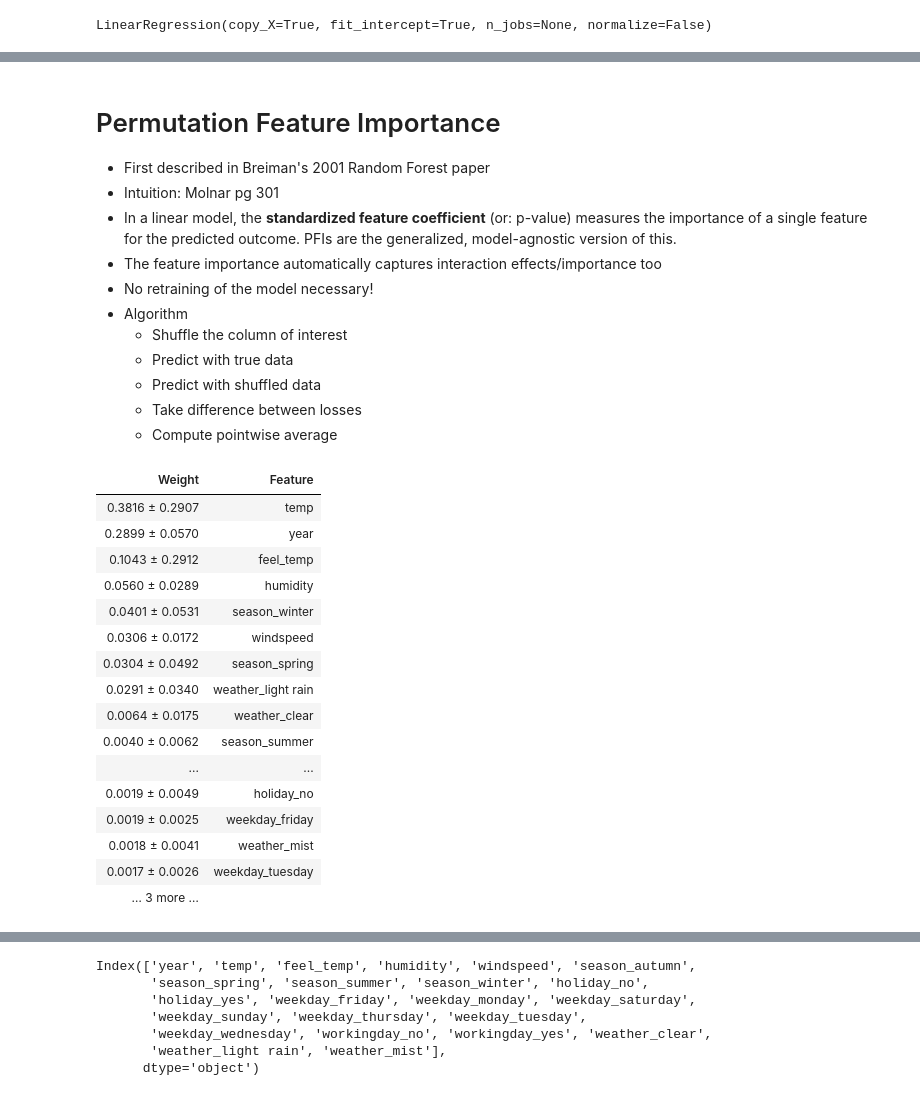
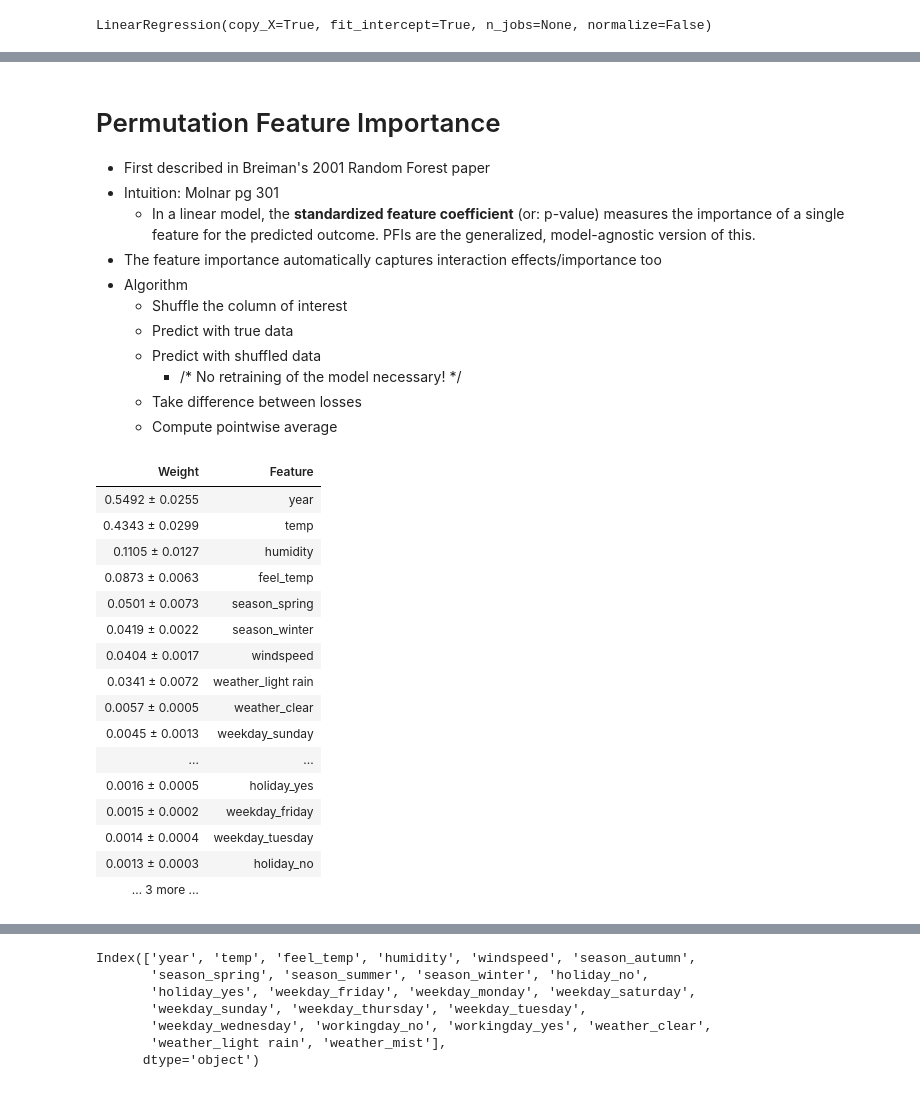
Before and after one commit to AlexEngelhardt/talk-iml, a Jupyter notebook: talk.ipynb, the cells around one changed output, grey strips where cells are left out. Drawn from its saved outputs; the diff is of its cells as text; code cells hidden in the pictures.

```diff
--- a/talk.ipynb
+++ b/talk.ipynb
@@ -202,13 +203,13 @@ Source: Molnar 2019
 
 - First described in Breiman's 2001 Random Forest paper
 - Intuition: Molnar pg 301
-- In a linear model, the **standardized feature coefficient** (or: p-value) measures the importance of a single feature for the predicted outcome. PFIs are the generalized, model-agnostic version of this.
+  - In a linear model, the **standardized feature coefficient** (or: p-value) measures the importance of a single feature for the predicted outcome. PFIs are the generalized, model-agnostic version of this.
 - The feature importance automatically captures interaction effects/importance too
-- No retraining of the model necessary!
 - Algorithm
   - Shuffle the column of interest
   - Predict with true data
   - Predict with shuffled data
+    - /* No retraining of the model necessary! */
   - Take difference between losses
   - Compute pointwise average
 # %%
@@ -217,25 +218,24 @@ from eli5.sklearn import PermutationImportance
 # %%
 # Ideally you'd compute feature importance on test data
 
 rf_perm = PermutationImportance(rf_mod).fit(X, y)
+
+eli5.show_weights(rf_perm, feature_names=list(X.columns))
+# %% [output]
+| Weight | Feature |
+| 0.5492 ± 0.0255 | year |
+| 0.4343 ± 0.0299 | temp |
+| 0.1105 ± 0.0127 | humidity |
+| 0.0873 ± 0.0063 | feel_temp |
+| 0.0501 ± 0.0073 | season_spring |
+| 0.0419 ± 0.0022 | season_winter |
+| 0.0404 ± 0.0017 | windspeed |
+| 0.0341 ± 0.0072 | weather_light rain |
+| 0.0057 ± 0.0005 | weather_clear |
+| 0.0045 ± 0.0013 | weekday_sunday |
+| ... | ... |
+| 0.0016 ± 0.0005 | holiday_yes |
+| 0.0015 ± 0.0002 | weekday_friday |
+| 0.0014 ± 0.0004 | weekday_tuesday |
+| 0.0013 ± 0.0003 | holiday_no |
+| … 3 more … |  |
-# %%
-eli5.show_weights(rf_mod,
-                  feature_names=list(X.columns))
-# %% [output]
-| Weight | Feature |
-| 0.3816 ± 0.2907 | temp |
-| 0.2899 ± 0.0570 | year |
-| 0.1043 ± 0.2912 | feel_temp |
-| 0.0560 ± 0.0289 | humidity |
-| 0.0401 ± 0.0531 | season_winter |
-| 0.0306 ± 0.0172 | windspeed |
-| 0.0304 ± 0.0492 | season_spring |
-| 0.0291 ± 0.0340 | weather_light rain |
-| 0.0064 ± 0.0175 | weather_clear |
-| 0.0040 ± 0.0062 | season_summer |
-| ... | ... |
-| 0.0019 ± 0.0049 | holiday_no |
-| 0.0019 ± 0.0025 | weekday_friday |
-| 0.0018 ± 0.0041 | weather_mist |
-| 0.0017 ± 0.0026 | weekday_tuesday |
-| … 3 more … |  |
```
Also changed, not shown: parts of 31 cells of this notebook.
